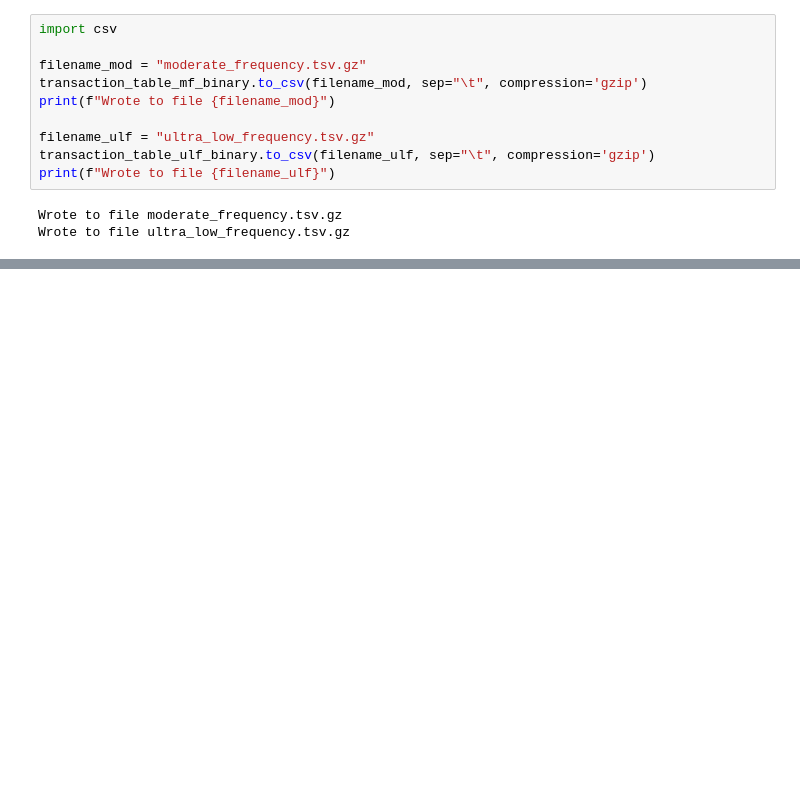
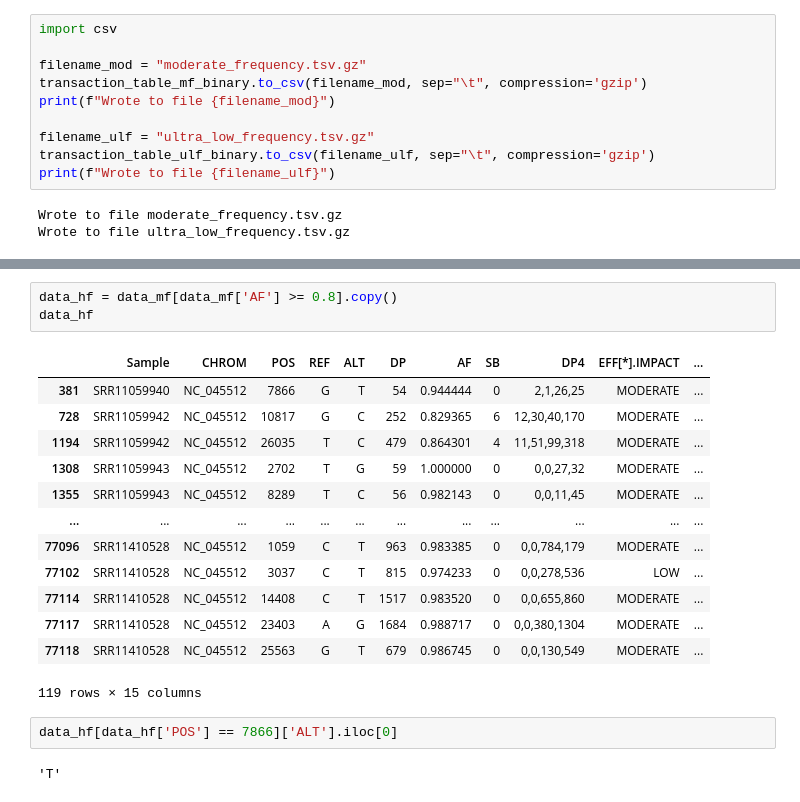
Before and after one commit to apetkau/comp7944-project, a Jupyter notebook: data/snv-data/for_use/snv-extract-transactions.ipynb, the cells around one changed output, grey strips where cells are left out. Drawn from its saved outputs; the diff is of its cells as text; blank space fills up the shorter version.

```diff
--- a/data/snv-data/for_use/snv-extract-transactions.ipynb
+++ b/data/snv-data/for_use/snv-extract-transactions.ipynb
@@ -185,0 +197,21 @@ Wrote to file ultra_low_frequency.tsv.gz
+# %%
+data_hf = data_mf[data_mf['AF'] >= 0.8].copy()
+data_hf
+# %% [output]
+|  | Sample | CHROM | POS | REF | ALT | DP | AF | SB | DP4 | EFF[*].IMPACT | ... |
+| 381 | SRR11059940 | NC_045512 | 7866 | G | T | 54 | 0.944444 | 0 | 2,1,26,25 | MODERATE | ... |
+| 728 | SRR11059942 | NC_045512 | 10817 | G | C | 252 | 0.829365 | 6 | 12,30,40,170 | MODERATE | ... |
+| 1194 | SRR11059942 | NC_045512 | 26035 | T | C | 479 | 0.864301 | 4 | 11,51,99,318 | MODERATE | ... |
+| 1308 | SRR11059943 | NC_045512 | 2702 | T | G | 59 | 1.000000 | 0 | 0,0,27,32 | MODERATE | ... |
+| 1355 | SRR11059943 | NC_045512 | 8289 | T | C | 56 | 0.982143 | 0 | 0,0,11,45 | MODERATE | ... |
+| ... | ... | ... | ... | ... | ... | ... | ... | ... | ... | ... | ... |
+| 77096 | SRR11410528 | NC_045512 | 1059 | C | T | 963 | 0.983385 | 0 | 0,0,784,179 | MODERATE | ... |
+| 77102 | SRR11410528 | NC_045512 | 3037 | C | T | 815 | 0.974233 | 0 | 0,0,278,536 | LOW | ... |
+| 77114 | SRR11410528 | NC_045512 | 14408 | C | T | 1517 | 0.983520 | 0 | 0,0,655,860 | MODERATE | ... |
+| 77117 | SRR11410528 | NC_045512 | 23403 | A | G | 1684 | 0.988717 | 0 | 0,0,380,1304 | MODERATE | ... |
+| 77118 | SRR11410528 | NC_045512 | 25563 | G | T | 679 | 0.986745 | 0 | 0,0,130,549 | MODERATE | ... |
+119 rows × 15 columns
+# %%
+data_hf[data_hf['POS'] == 7866]['ALT'].iloc[0]
+# %% [output]
+'T'
```
Also changed, not shown: parts of 5 cells of this notebook.
